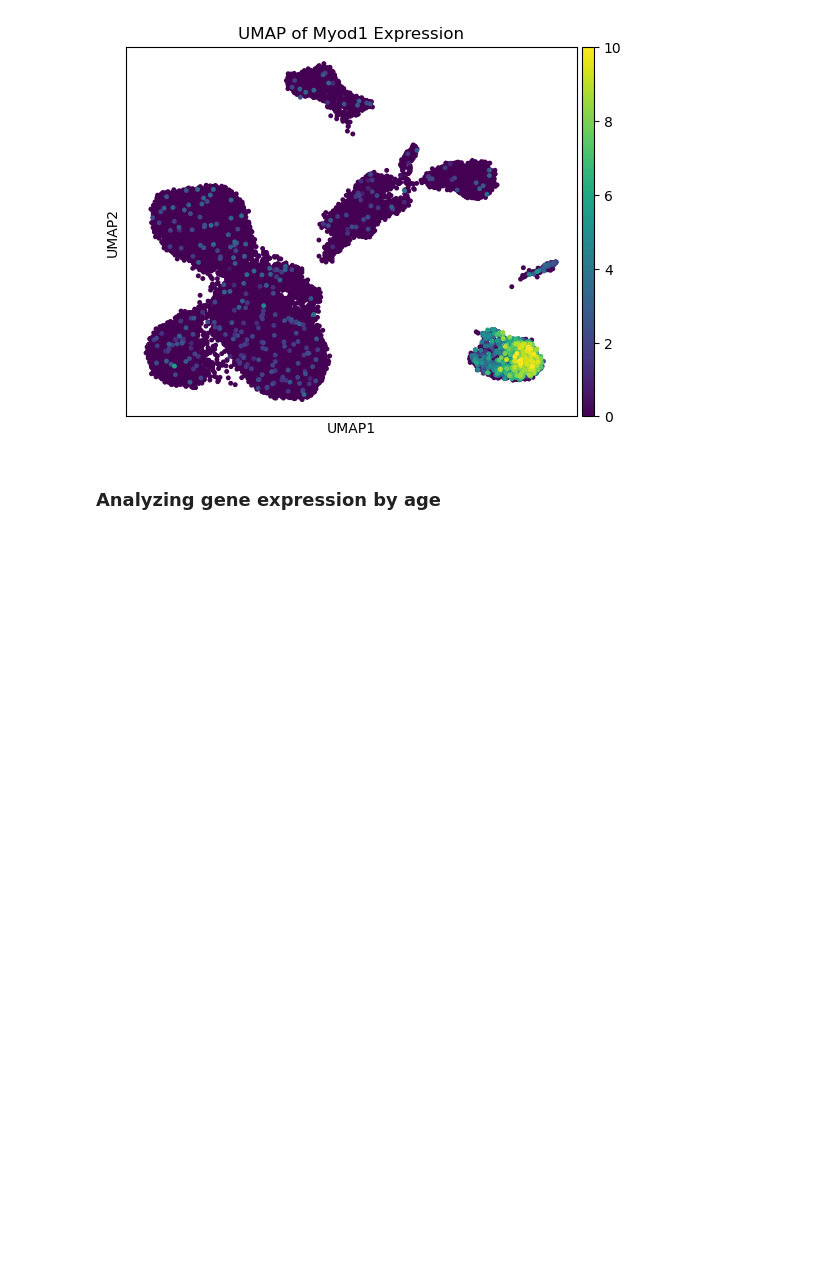
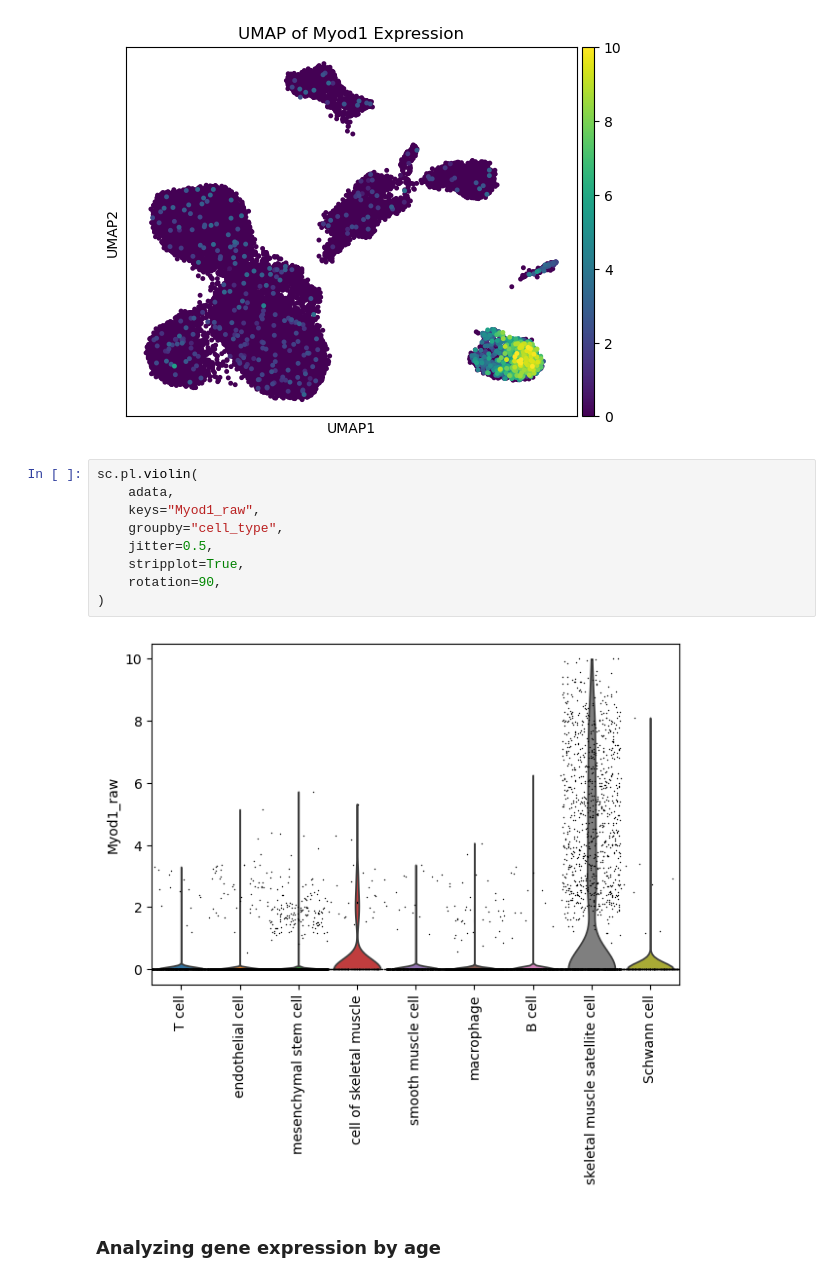
Before and after one commit to xvilpez/PGBProject, a Jupyter notebook: singlecell/singlecell_analysis.ipynb, the cells around one changed output. Saved outputs shown, nothing was run; the diff lists cells and outputs as text; blank space fills up the shorter version.

Commit message:
added violin plot

```diff
--- a/singlecell/singlecell_analysis.ipynb
+++ b/singlecell/singlecell_analysis.ipynb
@@ -142,6 +142,17 @@ sc.pl.umap(
 )
 # %% [output]
 [figure]
+# %%
+sc.pl.violin(
+    adata,
+    keys="Myod1_raw",
+    groupby="cell_type",
+    jitter=0.5,
+    stripplot=True,
+    rotation=90,
+)
+# %% [output]
+[figure, added]
 # %% [markdown]
 ### Analyzing gene expression by age
 # %%
```
Also changed, not shown: parts of 1 cell of this notebook.
